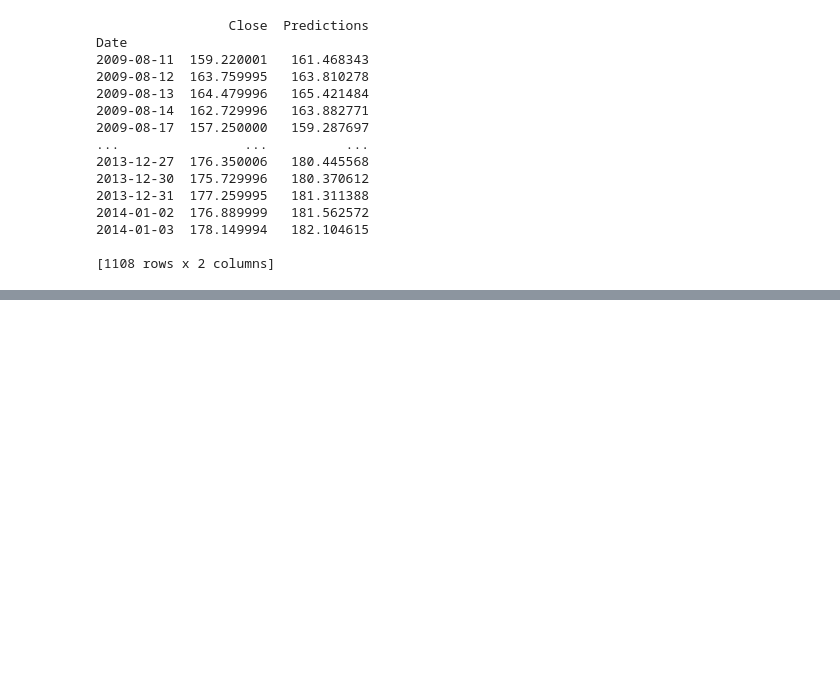
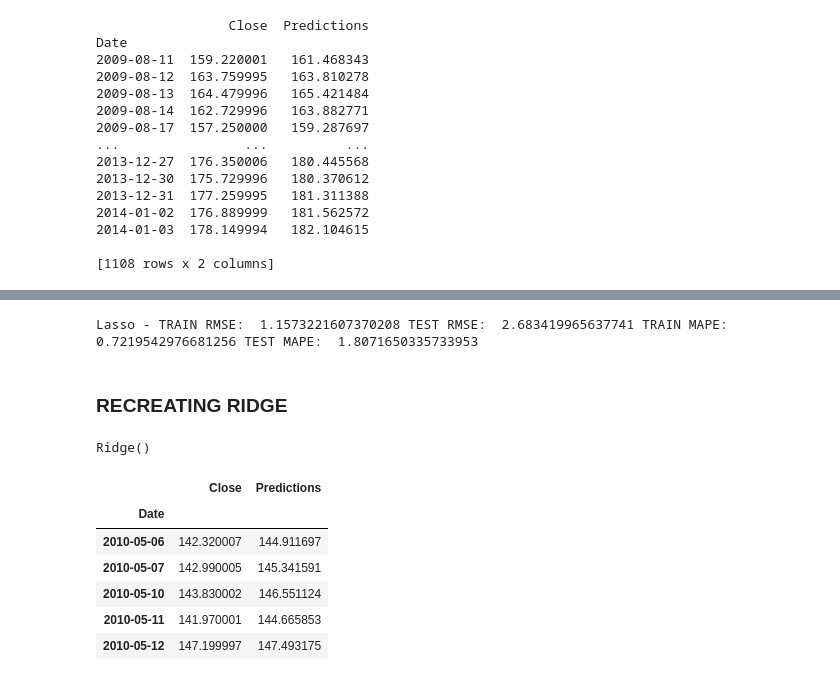
Before and after one commit to nkwleroux/YonseiAdvProgFinals, a Jupyter notebook: LassoRidge.ipynb, the cells around one changed output, grey strips where cells are left out. Saved outputs shown, nothing was run; the diff lists cells and outputs as text; code cells hidden in the pictures; blank space fills up the shorter version.

Commit message:
Added Ridge Calc

```diff
--- a/LassoRidge.ipynb
+++ b/LassoRidge.ipynb
@@ -181,0 +167,38 @@ print(train_mape_value)
+# %%
+# The results
+
+print("Lasso - TRAIN RMSE: ", lasso_train_rmse, 'TEST RMSE: ', lasso_test_rmse, 'TRAIN MAPE: ', lasso_train_mape, 'TEST MAPE: ', lasso_test_mape)
+# %% [output]
+Lasso - TRAIN RMSE:  1.1573221607370208 TEST RMSE:  2.683419965637741 TRAIN MAPE:  0.7219542976681256 TEST MAPE:  1.8071650335733953
+# %% [markdown]
+### RECREATING RIDGE
+# %%
+# We want to predict close price using the best features
+X2 = df.drop(['Close','Volume','Open'], axis=1)
+y_b2 = df['Close']
+X_train, X_test, y_train, y_test = train_test_split(X2, y_b2,test_size=0.25, shuffle=False,random_state=2)
+# %%
+# Creating the Ridge model and training the Model
+
+RD = Ridge()
+RD.fit(X_train, y_train)
+# %% [output]
+Ridge()
+# %%
+# Doing the prediction
+
+ridge_pred = RD.predict(X_test)
+# %%
+# Concatenating the results
+
+close = pd.DataFrame(df['Close'].tail(len(ridge_pred)))
+close['Predictions'] = ridge_pred
+close.head()
+# %% [output]
+|  | Close | Predictions |
+| Date |  |  |
+| 2010-05-06 | 142.320007 | 144.911697 |
+| 2010-05-07 | 142.990005 | 145.341591 |
+| 2010-05-10 | 143.830002 | 146.551124 |
+| 2010-05-11 | 141.970001 | 144.665853 |
+| 2010-05-12 | 147.199997 | 147.493175 |
```
Also changed, not shown: parts of 22 cells of this notebook.
